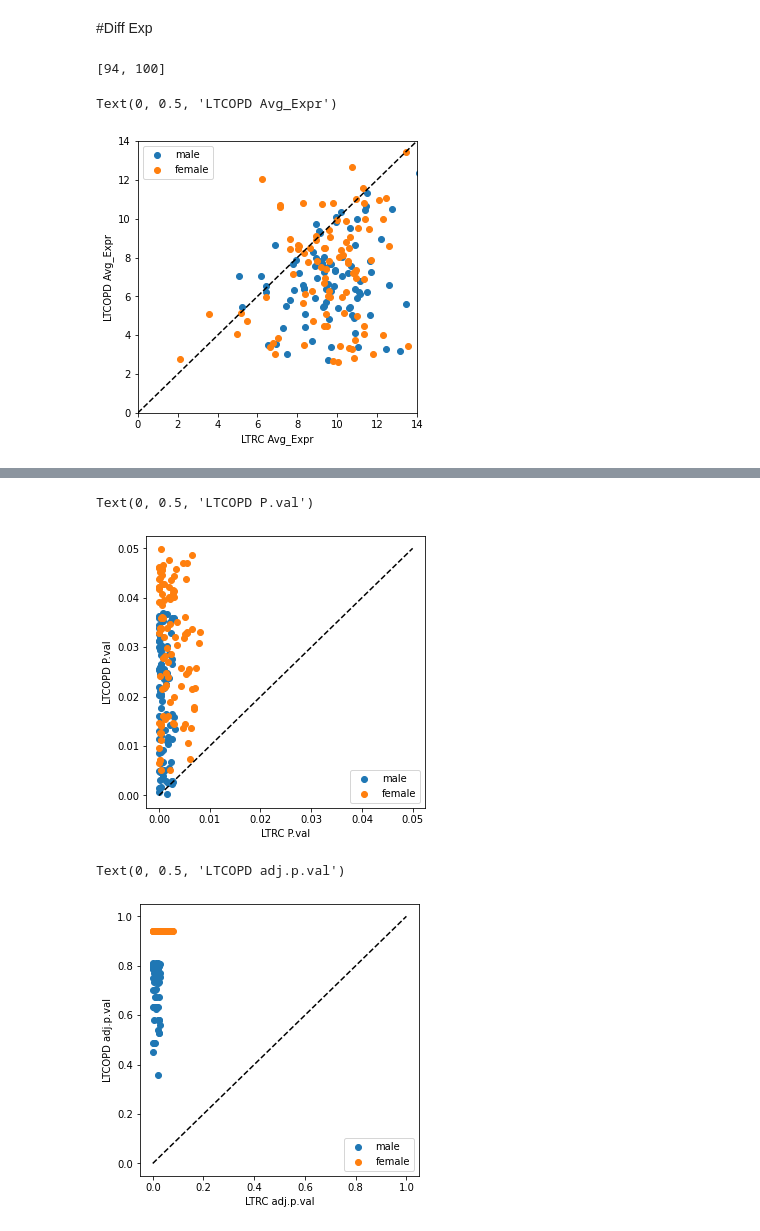
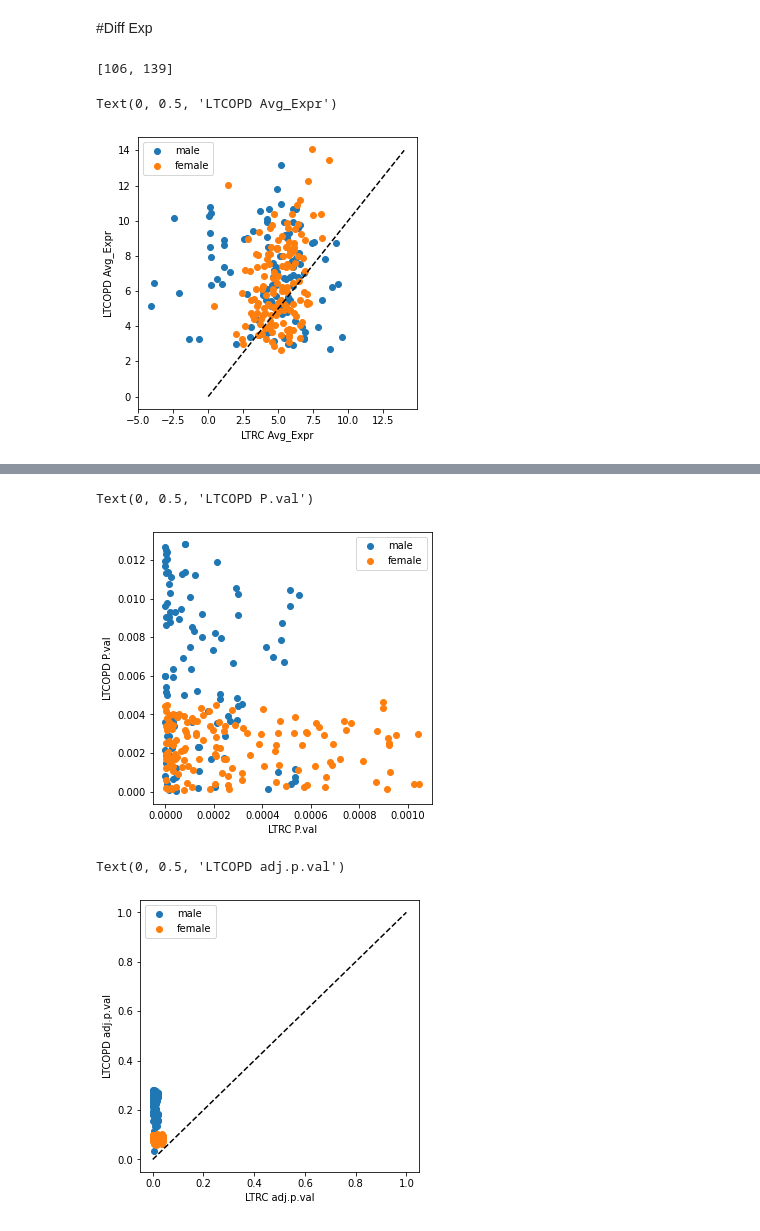
Before and after one commit to dcolinmorgan/LTCOPDsex, a Jupyter notebook: 2xCOPD_gender.ipynb, the cells around one changed output, grey strips where cells are left out. Drawn from its saved outputs; the diff is of its cells as text; code cells hidden in the pictures.

```diff
--- a/2xCOPD_gender.ipynb
+++ b/2xCOPD_gender.ipynb
@@ -1658,19 +1788,19 @@ nnnn.to_csv('drive/My Drive/gene_zscore_F.txt',sep='\t')
 # %% [markdown]
 #Diff Exp
 # %%
-ltrc_F_copd=pd.read_csv('drive/My Drive/harvard/LARGE_COPD/F_LTRC_de_061521.txt',sep='\t',nrows=1500)#,names=['ensemble','AveExpr','logFC','P.Value','adj.P.Val'],skiprows=1)
-ltrc_M_copd=pd.read_csv('drive/My Drive/harvard/LARGE_COPD/M_LTRC_de_061521.txt',sep='\t',nrows=1500)#,names=['ensemble','AveExpr','logFC','P.Value','adj.P.Val'],skiprows=1)
-# ltrc_genes=pd.read_csv('drive/My Drive/harvard/LARGE_COPD/LTRC_genes_chr.txt',sep='\t',names=['ensemble','ID','chr'],skiprows=1)
-# ltrc_F_copd.ensemble=(ltrc_F_copd.ensemble).str.split('.').str[0].tolist()
-# ltrc_M_copd.ensemble=(ltrc_M_copd.ensemble).str.split('.').str[0].tolist()
-# ltrc_F_copd=ltrc_F_copd.merge(ltrc_genes)
-# ltrc_M_copd=ltrc_M_copd.merge(ltrc_genes)
-ltrc_F_copd['ID']=ltrc_F_copd.index
-ltrc_M_copd['ID']=ltrc_M_copd.index
+ltrc_F_copd=pd.read_csv('drive/My Drive/harvard/LARGE_COPD/F_LTRC_de_061821.txt',sep='\t',nrows=1500)#,names=['ensemble','AveExpr','logFC','P.Value','adj.P.Val'],skiprows=1)
+ltrc_M_copd=pd.read_csv('drive/My Drive/harvard/LARGE_COPD/M_LTRC_de_061821.txt',sep='\t',nrows=1500)#,names=['ensemble','AveExpr','logFC','P.Value','adj.P.Val'],skiprows=1)
+ltrc_genes=pd.read_csv('drive/My Drive/harvard/LARGE_COPD/LTRC_genes_chr.txt',sep='\t',names=['ensemble','ID','chr'],skiprows=1)
+ltrc_F_copd.index=(ltrc_F_copd.index).str.split('.').str[0].tolist()
+ltrc_M_copd.index=(ltrc_F_copd.index).str.split('.').str[0].tolist()
+ltrc_F_copd=ltrc_F_copd.merge(ltrc_genes,left_index=True,right_on='ensemble')
+ltrc_M_copd=ltrc_M_copd.merge(ltrc_genes,left_index=True,right_on='ensemble')
+# ltrc_F_copd['ID']=ltrc_F_copd.index
+# ltrc_M_copd['ID']=ltrc_M_copd.index
 
 
-ltcopd_F_copd=pd.read_csv('drive/My Drive/harvard/LARGE_COPD/F_LTCOPD_de_061521.txt',sep='\t',nrows=1500)
-ltcopd_M_copd=pd.read_csv('drive/My Drive/harvard/LARGE_COPD/M_LTCOPD_de_061521.txt',sep='\t',nrows=1500)
+ltcopd_F_copd=pd.read_csv('drive/My Drive/harvard/LARGE_COPD/F_LTCOPD_de_062221.txt',sep='\t',nrows=1500)
+ltcopd_M_copd=pd.read_csv('drive/My Drive/harvard/LARGE_COPD/M_LTCOPD_de_062221.txt',sep='\t',nrows=1500)
 # %%
 female_DE=ltrc_F_copd.merge(ltcopd_F_copd,on='ID')
 male_DE=ltrc_M_copd.merge(ltcopd_M_copd,on='ID')
@@ -1678,4 +1808,4 @@ female_DE=female_DE.dropna()
 male_DE=male_DE.dropna()
 [len(male_DE),len(female_DE)]
 # %% [output]
-[94, 100]
+[106, 139]
@@ -1682,18 +1820,18 @@ male_DE=male_DE.dropna()
 # %%
 plt.figure(figsize=(5,5))
 plt.scatter(male_DE['AveExpr_x'],male_DE['AveExpr_y'],label='male'),
 plt.scatter(female_DE['AveExpr_x'],female_DE['AveExpr_y'],label='female')
 plt.legend(loc='best')
-plt.ylim(0,14)
-plt.xlim(0,14)
+# plt.ylim(0,14)
+# plt.xlim(0,14)
 # plt.ylim(-.4,0)
 # plt.xlim(-.4,0)
 plt.plot([0, 14], [0, 14], 'k--')
 plt.xlabel('LTRC Avg_Expr')
 plt.ylabel('LTCOPD Avg_Expr')
 # %% [output]
 Text(0, 0.5, 'LTCOPD Avg_Expr')
-[figure, old version]
+[figure, new version]
 # %%
 trace_men = go.Scatter(x=male_DE['AveExpr_x'],
                   y=male_DE['AveExpr_y'],text=male_DE['ID'],
@@ -1728,14 +1866,15 @@ plt.figure(figsize=(5,5))
 plt.scatter(male_DE['P.Value_x'],male_DE['P.Value_y'],label='male'),
 plt.scatter(female_DE['P.Value_x'],female_DE['P.Value_y'],label='female')
 plt.legend(loc='best')
+
+# plt.plot([0, 0.02], [0, .02], 'k--')
 # plt.ylim(0,.05)
-# plt.xlim(0,.05)
-plt.plot([0, 0.05], [0, .05], 'k--')
+# plt.xlim(0,.0025)
 plt.xlabel('LTRC P.val')
 plt.ylabel('LTCOPD P.val')
 # %% [output]
 Text(0, 0.5, 'LTCOPD P.val')
-[figure, old version]
+[figure, new version]
 # %%
 plt.figure(figsize=(5,5))
 plt.scatter(male_DE['adj.P.Val_x'],male_DE['adj.P.Val_y'],label='male'),
@@ -1748,6 +1887,6 @@ plt.xlabel('LTRC adj.p.val')
 plt.ylabel('LTCOPD adj.p.val')
 # %% [output]
 Text(0, 0.5, 'LTCOPD adj.p.val')
-[figure, old version]
+[figure, new version]
 # %%
 plt.figure(figsize=(5,5))
```
Also changed, not shown: parts of 34 cells of this notebook.
